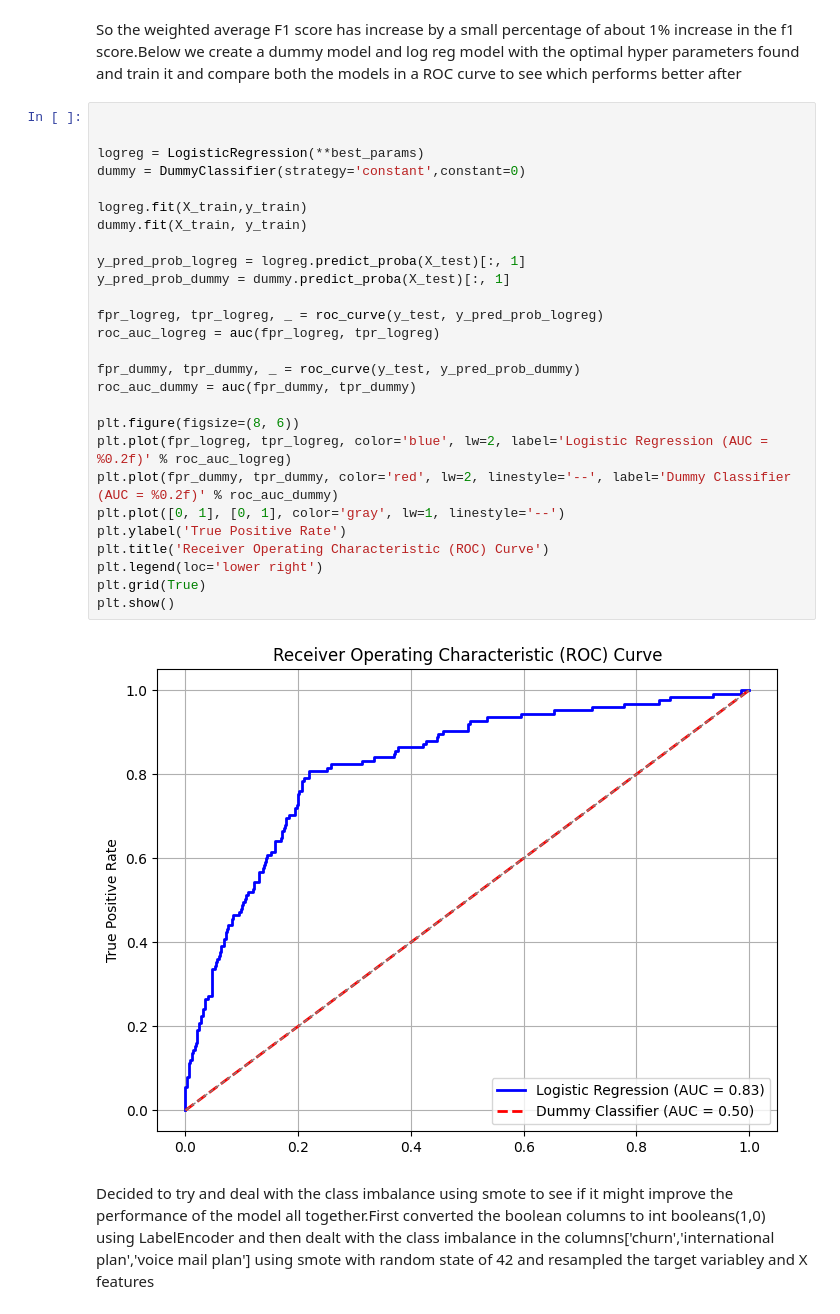
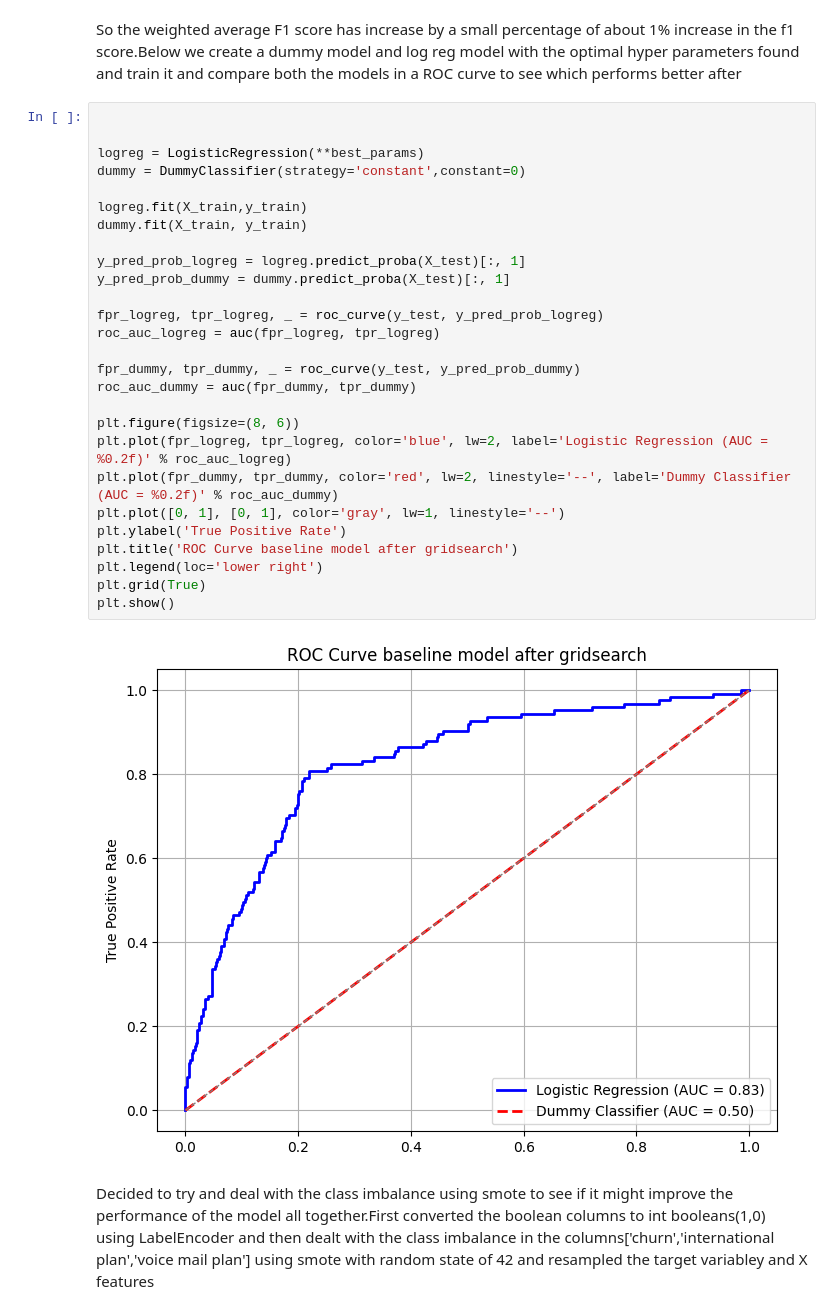
Before and after one commit to IceyPanda23/Phase_3_project, a Jupyter notebook: Project.ipynb, the cells around one changed output. Drawn from its saved outputs; the diff is of its cells as text.

```diff
--- a/Project.ipynb
+++ b/Project.ipynb
@@ -331,32 +333,32 @@ So the weighted average F1 score has increase by a small percentage of about 1%
 # %%
 
 
 logreg = LogisticRegression(**best_params)
 dummy = DummyClassifier(strategy='constant',constant=0)
 
 logreg.fit(X_train,y_train)
 dummy.fit(X_train, y_train)
 
 y_pred_prob_logreg = logreg.predict_proba(X_test)[:, 1]
 y_pred_prob_dummy = dummy.predict_proba(X_test)[:, 1]
 
 fpr_logreg, tpr_logreg, _ = roc_curve(y_test, y_pred_prob_logreg)
 roc_auc_logreg = auc(fpr_logreg, tpr_logreg)
 
 fpr_dummy, tpr_dummy, _ = roc_curve(y_test, y_pred_prob_dummy)
 roc_auc_dummy = auc(fpr_dummy, tpr_dummy)
 
 plt.figure(figsize=(8, 6))
 plt.plot(fpr_logreg, tpr_logreg, color='blue', lw=2, label='Logistic Regression (AUC = %0.2f)' % roc_auc_logreg)
 plt.plot(fpr_dummy, tpr_dummy, color='red', lw=2, linestyle='--', label='Dummy Classifier (AUC = %0.2f)' % roc_auc_dummy)
 plt.plot([0, 1], [0, 1], color='gray', lw=1, linestyle='--')
 plt.ylabel('True Positive Rate')
-plt.title('Receiver Operating Characteristic (ROC) Curve')
+plt.title('ROC Curve baseline model after gridsearch')
 plt.legend(loc='lower right')
 plt.grid(True)
 plt.show()
 # %% [output]
-[figure, old version]
+[figure, new version]
 # %% [markdown]
 Decided to try and deal with the class imbalance using smote to see if it might improve the performance of the model all together.First converted the boolean columns to int booleans(1,0) using LabelEncoder and then dealt with the class imbalance in the columns['churn','international plan','voice mail plan'] using smote with random state of 42 and resampled the target variabley and X features
 # %% [markdown]
```
Also changed, not shown: parts of 7 cells of this notebook.
